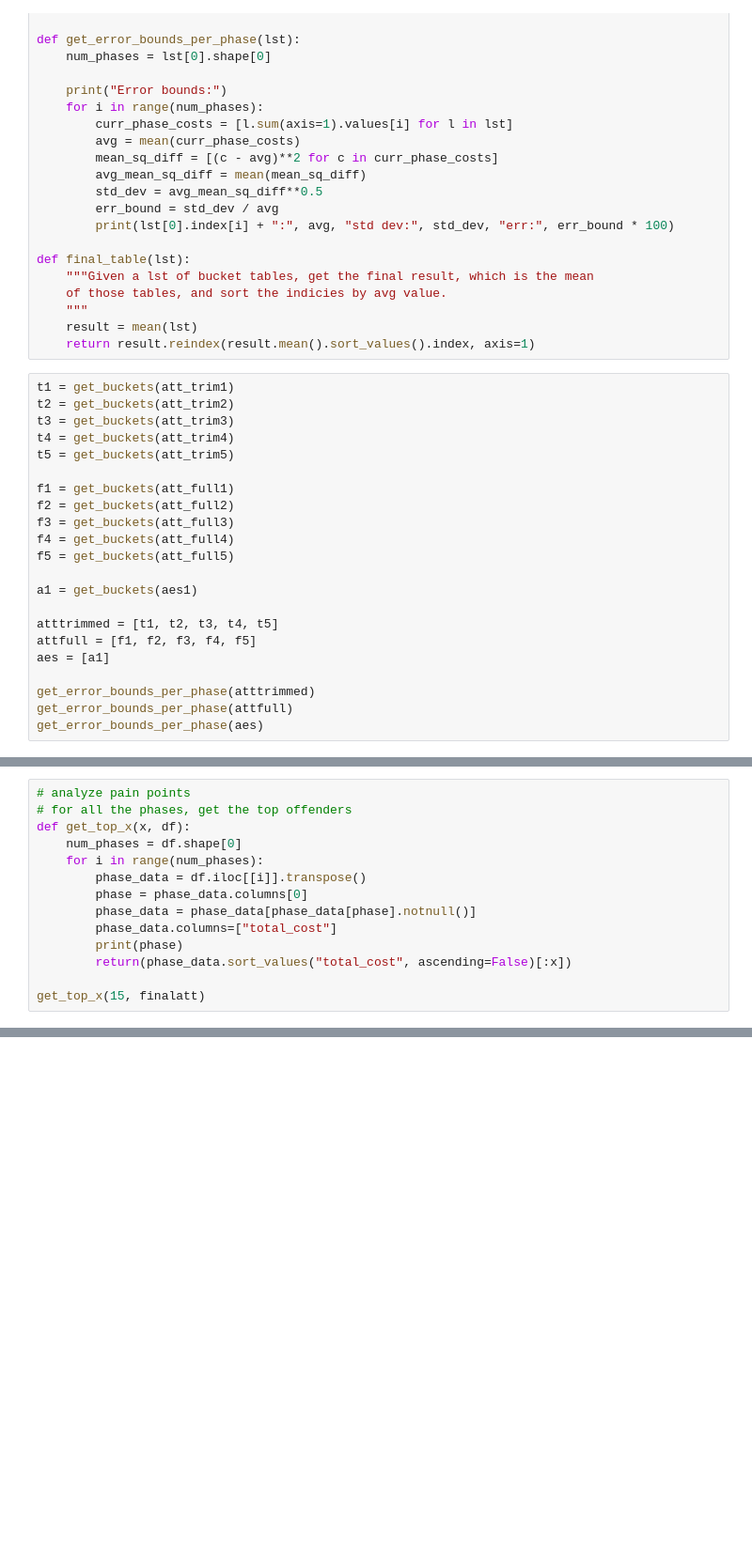
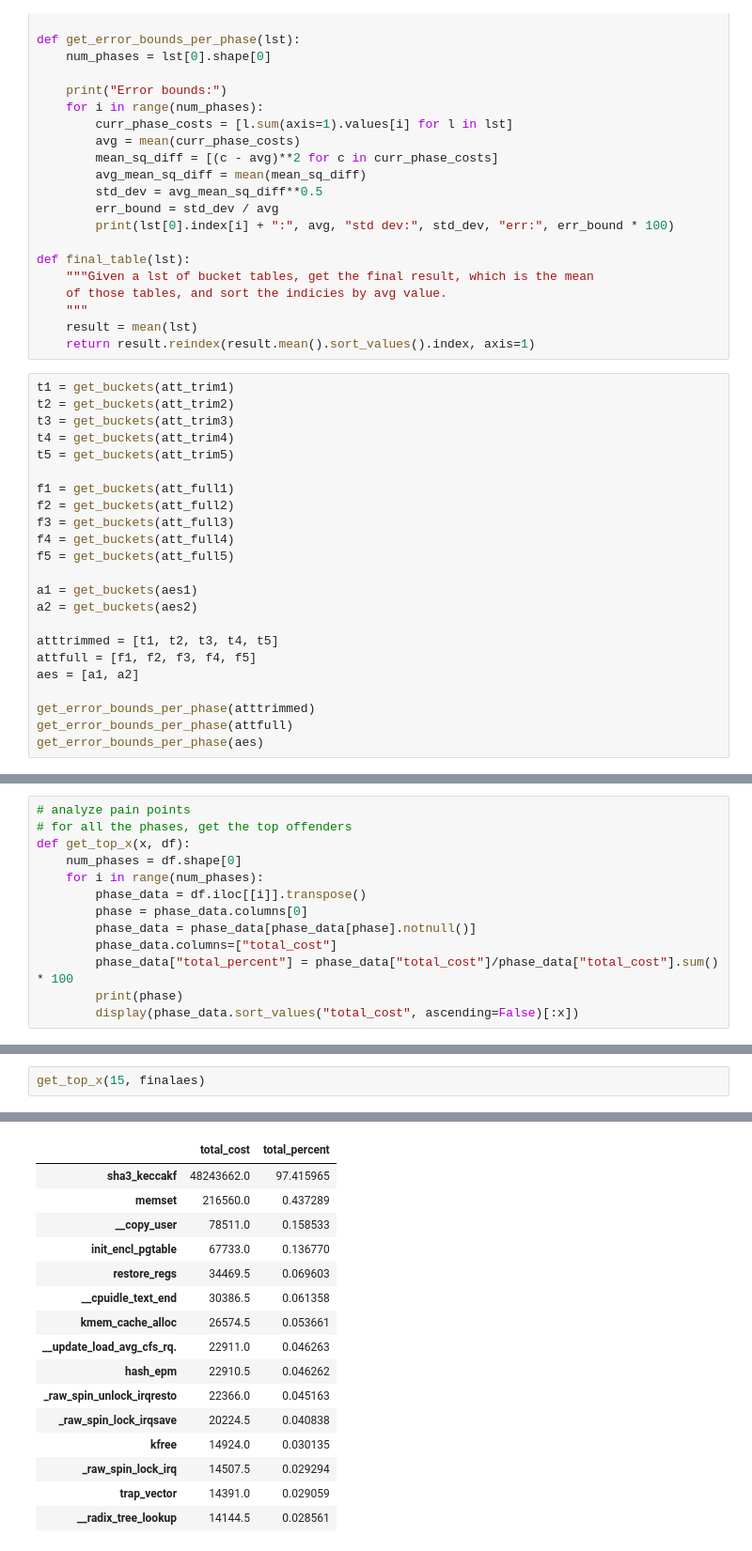
Before and after one commit to keystone-enclave/benchmarks, a Jupyter notebook: benchmark-analysis.ipynb, the cells around one changed output, grey strips where cells are left out. Shown at 94% size. Drawn from its saved outputs; the diff is of its cells as text; blank space fills up the shorter version.

Commit message:
Add tiny-aes data and checkpoint

```diff
--- a/benchmark-analysis.ipynb
+++ b/benchmark-analysis.ipynb
@@ -193,10 +193,11 @@ f4 = get_buckets(att_full4)
 f5 = get_buckets(att_full5)
 
 a1 = get_buckets(aes1)
+a2 = get_buckets(aes2)
 
 atttrimmed = [t1, t2, t3, t4, t5]
 attfull = [f1, f2, f3, f4, f5]
-aes = [a1]
+aes = [a1, a2]
 
 get_error_bounds_per_phase(atttrimmed)
 get_error_bounds_per_phase(attfull)
@@ -261,7 +276,6 @@ def get_top_x(x, df):
         phase = phase_data.columns[0]
         phase_data = phase_data[phase_data[phase].notnull()]
         phase_data.columns=["total_cost"]
+        phase_data["total_percent"] = phase_data["total_cost"]/phase_data["total_cost"].sum() * 100
         print(phase)
-        return(phase_data.sort_values("total_cost", ascending=False)[:x])
-
-get_top_x(15, finalatt)
+        display(phase_data.sort_values("total_cost", ascending=False)[:x])
@@ -288,0 +404,3 @@ att_trim.iplot(kind='bar', barmode="stack", filename='name2.html')
+# %%
+get_top_x(15, finalaes)
+# %% [output]
@@ -288,0 +408,16 @@ att_trim.iplot(kind='bar', barmode="stack", filename='name2.html')
+|  | total_cost | total_percent |
+| sha3_keccakf | 48243662.0 | 97.415965 |
+| memset | 216560.0 | 0.437289 |
+| __copy_user | 78511.0 | 0.158533 |
+| init_encl_pgtable | 67733.0 | 0.136770 |
+| restore_regs | 34469.5 | 0.069603 |
+| __cpuidle_text_end | 30386.5 | 0.061358 |
+| kmem_cache_alloc | 26574.5 | 0.053661 |
+| __update_load_avg_cfs_rq. | 22911.0 | 0.046263 |
+| hash_epm | 22910.5 | 0.046262 |
+| _raw_spin_unlock_irqresto | 22366.0 | 0.045163 |
+| _raw_spin_lock_irqsave | 20224.5 | 0.040838 |
+| kfree | 14924.0 | 0.030135 |
+| _raw_spin_lock_irq | 14507.5 | 0.029294 |
+| trap_vector | 14391.0 | 0.029059 |
+| __radix_tree_lookup | 14144.5 | 0.028561 |
```
Also changed, not shown: parts of 10 cells of this notebook, 1 other file.
